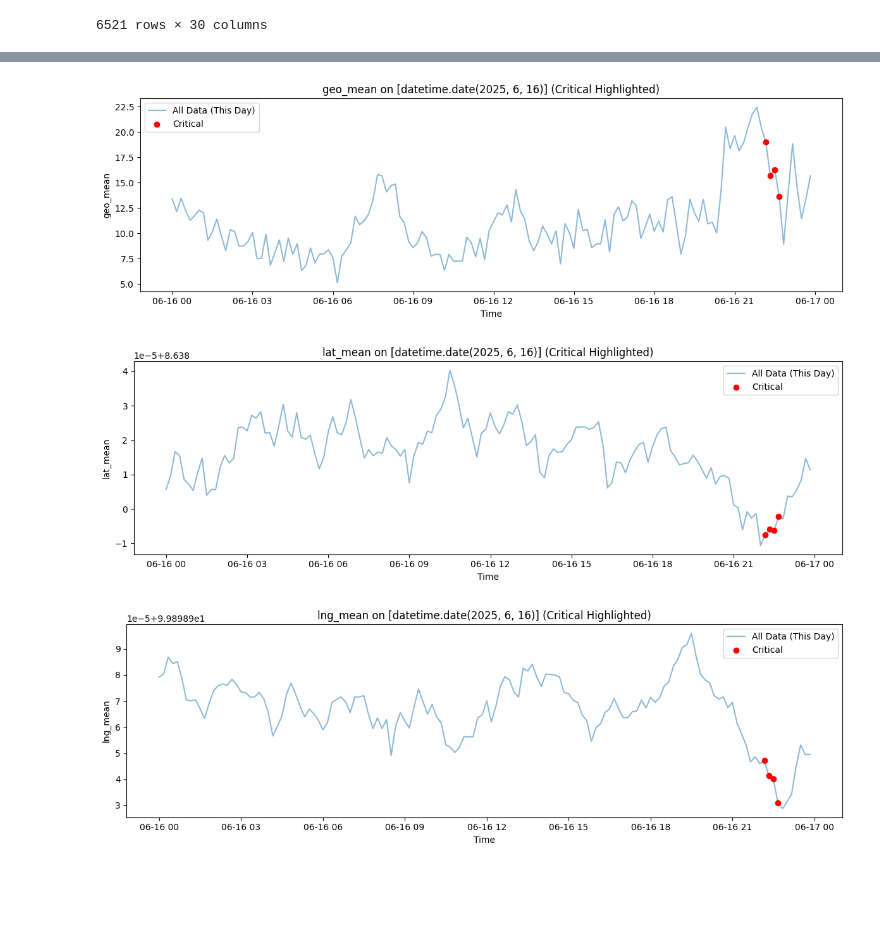
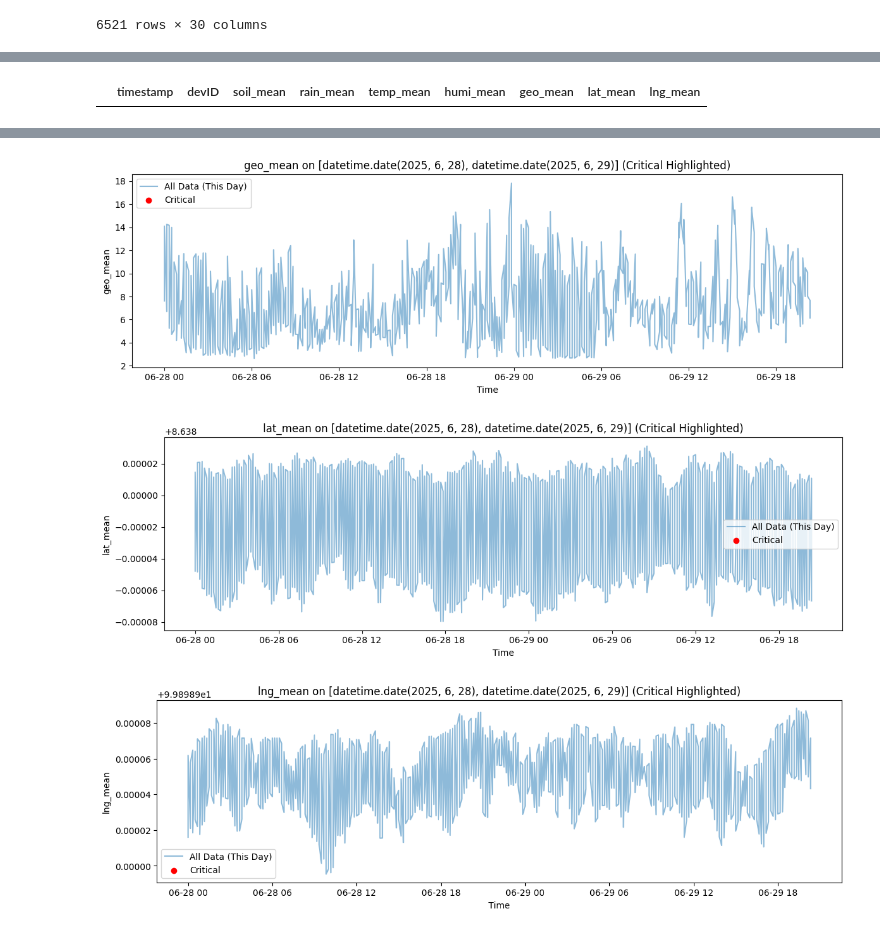
Before and after one commit to Ahmadaduwa/Landslide, a Jupyter notebook: models/LSTM_Autoencoders/LSTM_Autoencoders4.ipynb, the cells around one changed output, grey strips where cells are left out. Saved outputs shown, nothing was run; the diff lists cells and outputs as text; code cells hidden in the pictures; blank space fills up the shorter version.

```diff
--- a/models/LSTM_Autoencoders/LSTM_Autoencoders4.ipynb
+++ b/models/LSTM_Autoencoders/LSTM_Autoencoders4.ipynb
@@ -79,8 +77,6 @@ joblib.dump(scaler, 'scaler4.save')
 # %% [output]
 ['scaler4.save']
 # %%
-SEQUENCE_LENGTH = 72
-
 def create_sequences_by_device(df, sequence_length, numerical_cols, dev_ids=None, return_index=False):
     """
     สร้าง sequence สำหรับแต่ละ device (devID)
@@ -291,19 +309,13 @@ df_test
 | 6520 | 2025-06-29 20:20:00 | 25.600000 | 0.000000 | 25.600000 | 25.600000 | 0.0 | 0.0 | 0.0 | 0.0 | ... |
 6521 rows × 30 columns
 # %%
-df_test = df_test[df_test['devID'] == 101]  # devID เป็น int ใน df_test
+#df_test = df_test[df_test['devID'] == 101]  # devID เป็น int ใน df_test
 df_original_features = df_test.copy()
 
 df_test['timestamp'] = pd.to_datetime(df_test['timestamp'])
 df_test = df_test.sort_values(by='timestamp').reset_index(drop=True)
 
 scaler = joblib.load('scaler4.save')
-numerical_cols = ['soil_mean', 'soil_std', 'rain_mean', 'rain_std',
-    'temp_mean', 'temp_std', 'humi_mean', 'humi_std',
-    'geo_mean', 'lat_mean', 'lng_mean',
-    'soil_min', 'soil_max', 'rain_min', 'rain_max',
-    'temp_min', 'temp_max', 'humi_min', 'humi_max'
-]
 
 missing_cols = [col for col in numerical_cols if col not in df_test.columns]
 if missing_cols:
@@ -315,8 +327,6 @@ for i, col in enumerate(numerical_cols):
     df_test[f'scaled_{col}'] = scaled_values[:, i]
 
 # === sequence for predict ===
-SEQUENCE_LENGTH = 72
-
 def create_sequences(df, sequence_length, numerical_cols):
     sequences, device_ids, timestamps = [], [], []
     # เก็บ index เริ่มต้นของแต่ละ sequence เพื่อเชื่อมโยงกับ df_test
@@ -365,10 +370,10 @@ See the caveats in the documentation: https://pandas.pydata.org/pandas-docs/stab
 # %%
 
 # === 8. คำนวณ thresholds และกำหนด Anomaly Level ===
-threshold_warning = 0.008
-threshold_critical = 0.01009
-#threshold_warning = 0.00758 95%
-#threshold_critical = 0.01009 99%
+threshold_warning = np.percentile(df_results['reconstruction_error'], 95)
+threshold_critical = np.percentile(df_results['reconstruction_error'], 99.5)
+#threshold_warning = 0.00737
+#threshold_critical = 0.01530
 
 def classify_anomaly(err):
     if err > threshold_critical:
@@ -543,35 +561,58 @@ plt.show()
 from IPython.display import display
 
 # เลือกเฉพาะวันที่ 15 ถึง 18 มิ.ย. 2025
-dates_of_interest = [pd.to_datetime(f'2025-06-{day:02d}').date() for day in range(16, 17)]
+dates_of_interest = [pd.to_datetime(f'2025-06-{day:02d}').date() for day in range(28, 30)]
+# กรองข้อมูลตามวันที่ที่สนใจ
+mask_date = df_results['timestamp'].dt.date.isin(dates_of_interest)
 
-# กรองข้อมูลที่ anomaly_level เป็น critical และอยู่ในวันที่ที่สนใจ
+# แยกกรณี critical
 critical_on_date = df_results[
-    (df_results['timestamp'].dt.date.isin(dates_of_interest)) &
-    (df_results['anomaly_level'] == 'critical')  # เปลี่ยนเป็น 'critical' ถ้าต้องการเฉพาะ critical
+    mask_date & (df_results['anomaly_level'] == 'critical')
+]
+
+# แยกกรณี warning
+warning_on_date = df_results[
+    mask_date & (df_results['anomaly_level'] == 'warning')
 ]
 
 print(f"จำนวน critical anomalies ในวันที่ {dates_of_interest}: {len(critical_on_date)}")
 display(critical_on_date[['devID', 'timestamp', 'reconstruction_error', 'original_df_index']])
 
-# ถ้ามี critical anomalies ให้ plot กราฟ
-if not critical_on_date.empty:
+print(f"\nจำนวน warning anomalies ในวันที่ {dates_of_interest}: {len(warning_on_date)}")
+display(warning_on_date[['devID', 'timestamp', 'reconstruction_error', 'original_df_index']])
+
+# ถ้ามี anomalies ให้ plot
+if not (critical_on_date.empty and warning_on_date.empty):
     plt.figure(figsize=(12, 5))
-    mask_date = df_results['timestamp'].dt.date.isin(dates_of_interest)
 
+    # เส้นหลักของ reconstruction error
     plt.plot(
         df_results.loc[mask_date, 'timestamp'],
         df_results.loc[mask_date, 'reconstruction_error'],
-        label='Reconstruction Error', marker='o'
+        label='Reconstruction Error', marker='o', color='gray'
     )
-    plt.scatter(
-        critical_on_date['timestamp'],
-        critical_on_date['reconstruction_error'],
-        color='red', label='Critical', zorder=10
-    )
+
+    # จุด warning
+    if not warning_on_date.empty:
+        plt.scatter(
+            warning_on_date['timestamp'],
+            warning_on_date['reconstruction_error'],
+            color='orange', label='Warning', zorder=10
+        )
+
+    # จุด critical
+    if not critical_on_date.empty:
+        plt.scatter(
+            critical_on_date['timestamp'],
+            critical_on_date['reconstruction_error'],
+            color='red', label='Critical', zorder=10
+        )
+
+    # Threshold เส้น
     plt.axhline(y=threshold_warning, color='orange', linestyle='--', label='Warning Threshold')
     plt.axhline(y=threshold_critical, color='red', linestyle='--', label='Critical Threshold')
-    plt.title(f'Reconstruction Error on {dates_of_interest} (Critical Highlighted)')
+
+    plt.title(f'Reconstruction Error on {dates_of_interest}')
     plt.xlabel('Time')
     plt.ylabel('Reconstruction Error')
     plt.legend()
@@ -579,7 +620,7 @@ if not critical_on_date.empty:
     plt.tight_layout()
     plt.show()
 else:
-    print("ไม่พบ critical anomalies ในวันที่นี้")
+    print("ไม่พบ anomalies ในวันที่นี้")
 
 idxs = critical_on_date['original_df_index'].values
 features_to_show = numerical_col_show  # ตัวแปรนี้คุณต้องกำหนดไว้ เช่น ['soil_mean', 'rain_mean', ...]
@@ -624,0 +666 @@ for feature in features_to_show:
+|  | timestamp | devID | soil_mean | rain_mean | temp_mean | humi_mean | geo_mean | lat_mean | lng_mean |
@@ -629,3 +671,3 @@ for feature in features_to_show:
-[figure, old version]
+[figure, new version]
-[figure, old version]
+[figure, new version]
-[figure, old version]
+[figure, new version]
```
Also changed, not shown: parts of 17 cells of this notebook, 6 other files.
